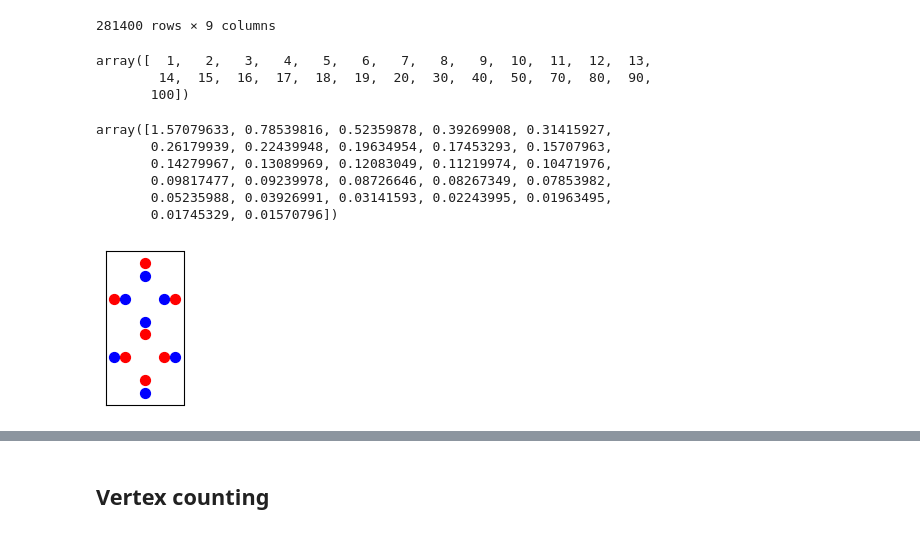
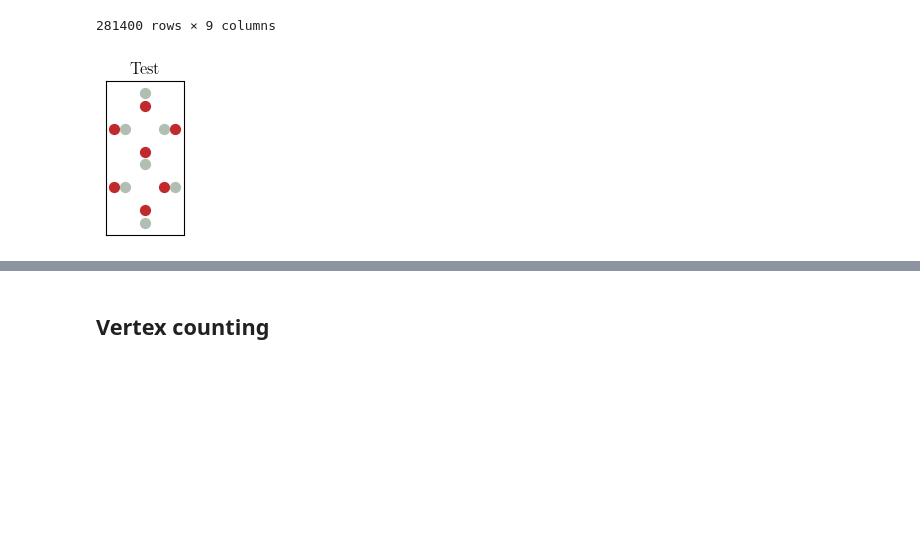
Before and after one commit to leogabac/reentrancy, a Jupyter notebook: src/notebooks/test11.ipynb, the cells around one changed output, grey strips where cells are left out. Cells and saved outputs as stored; diff of their text form; code cells hidden in the pictures; blank space fills up the shorter version.

```diff
--- a/src/notebooks/test11.ipynb
+++ b/src/notebooks/test11.ipynb
@@ -82,18 +82,3 @@ raw_data
 |  | 99.90 | 0.293 | 0.178 | 0.015 | 0.016 | 0.232 | 0.266 | 100 | 0.0157 | 1.568430 |
 |  | 99.95 | 0.293 | 0.178 | 0.015 | 0.016 | 0.232 | 0.266 | 100 | 0.0157 | 1.569215 |
 281400 rows × 9 columns
-# %%
-raw_data.total_time.unique()
-# %% [output]
-array([  1,   2,   3,   4,   5,   6,   7,   8,   9,  10,  11,  12,  13,
-        14,  15,  16,  17,  18,  19,  20,  30,  40,  50,  70,  80,  90,
-       100])
-# %%
-np.pi/2/raw_data.total_time.unique()
-# %% [output]
-array([1.57079633, 0.78539816, 0.52359878, 0.39269908, 0.31415927,
-       0.26179939, 0.22439948, 0.19634954, 0.17453293, 0.15707963,
-       0.14279967, 0.13089969, 0.12083049, 0.11219974, 0.10471976,
-       0.09817477, 0.09239978, 0.08726646, 0.08267349, 0.07853982,
-       0.05235988, 0.03926991, 0.03141593, 0.02243995, 0.01963495,
-       0.01745329, 0.01570796])
@@ -103,24 +87,29 @@ ws = raw_data.omega.unique()
 ws = np.array([0.7854, 0.5236, 0.3927, 0.3142, 0.2618, 0.2244, 0.1963,
        0.0196, 0.0175, 0.0157])
 # %%
-fig, ax = plt.subplots(figsize=(1,2))
-centers = np.array([[0,0],[1,0],[1/2,1/2],[1/2,-1/2],[1/2,3/2],[0,1],[1,1]])
-dirs = np.array([[1,0],[-1,0],[0,-1],[0,1],[0,1],[-1,0],[1,0]])
-sep = 1/9
-scale = 0.5
-for c,d in zip(centers,dirs):
-    atom = (c+sep*d)*scale
-    trap = (c-sep*d)*scale
-    ax.scatter(*atom,c='r',s=50)
-    ax.scatter(*trap,c='b',s=50)
-    ax.xaxis.set_ticks([])
-    ax.yaxis.set_ticks([])
+def plot_simple_colloids(ax, title, centers, dirs, sep=1/9, scale=1/2):
+    for c,d in zip(centers,dirs):
+        atom = (c+sep*d)*scale
+        trap = (c-sep*d)*scale
+        ax.scatter(*atom,c='#c02a2e',s=50)
+        ax.scatter(*trap,c='#b1bfb3',s=50)
+        ax.set_title(title)
+        ax.xaxis.set_ticks([])
+        ax.yaxis.set_ticks([])
 
-xlim = ax.get_xlim()
-ylim = ax.get_ylim()
-ax.set_xlim(xlim[0] - 0.05, xlim[1] + 0.05)
-ax.set_ylim(ylim[0] - 0.05, ylim[1] + 0.05)
-plt.show()
+    xlim = ax.get_xlim()
+    ylim = ax.get_ylim()
+    ax.set_xlim(xlim[0] - 0.05, xlim[1] + 0.05)
+    ax.set_ylim(ylim[0] - 0.05, ylim[1] + 0.05)
-# %% [output]
-[figure, removed]
+# %%
+fig, ax = plt.subplots(figsize=(1,2))
+centers = np.array([[0,0],[1,0],[1/2,1/2],[1/2,-1/2],[1/2,3/2],[0,1],[1,1]])
+af4 = np.array([[1,0],[-1,0],[0,-1],[0,1],[0,1],[-1,0],[1,0]])
+af2 = np.array([[-1,0],[-1,0],[0,-1],[0,1],[0,1],[1,0],[1,0]])
+zero = np.array([[-1,0],[-1,0],[0,1],[0,1],[0,-1],[-1,0],[1,0]])
+
+plot_simple_colloids(ax,'Test',centers,zero)
+plt.show()
+# %% [output]
+[figure, added]
 # %%
```
Also changed, not shown: parts of 5 cells of this notebook.
